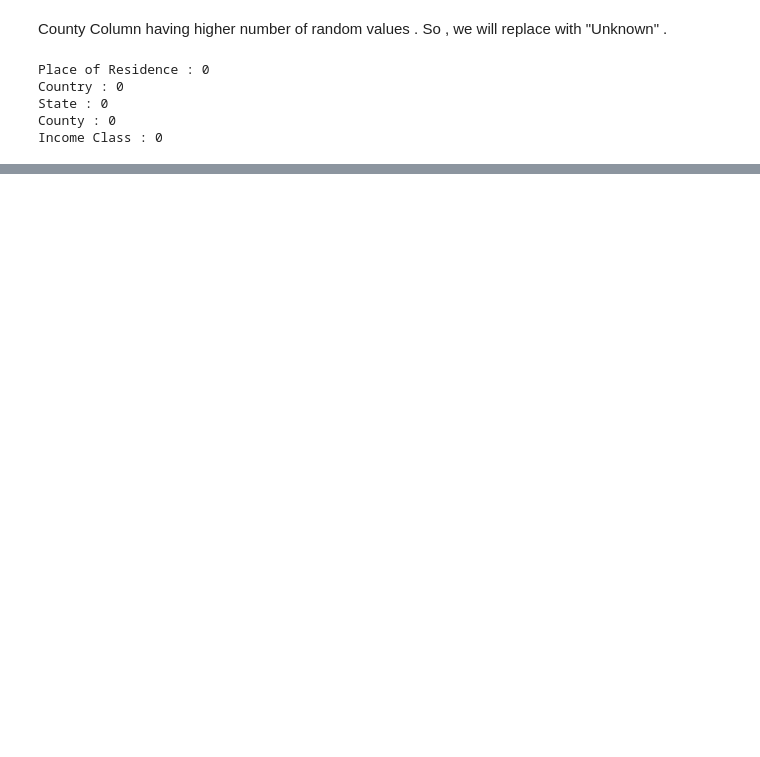
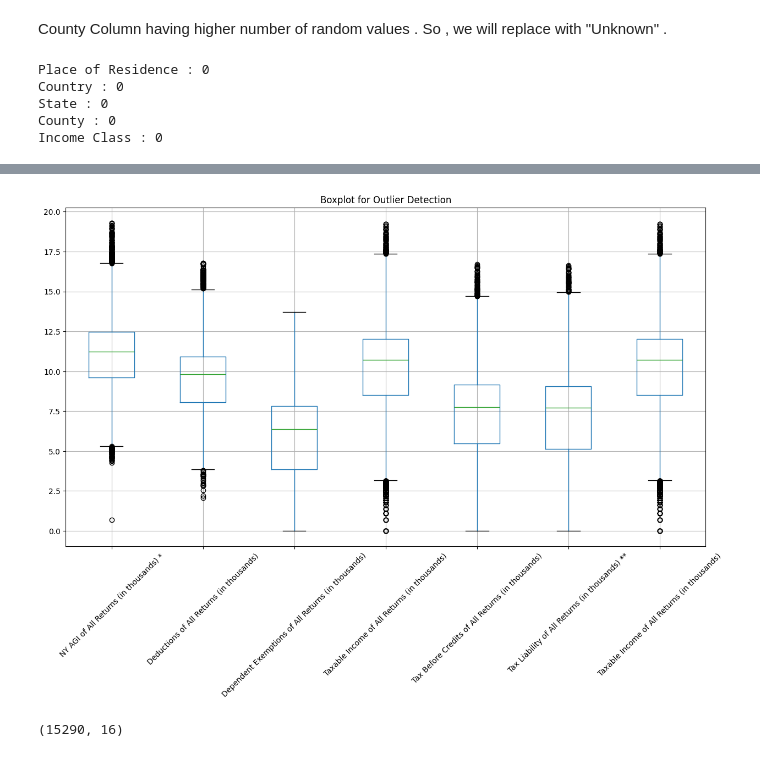
Before and after one commit to hetsoni1313/TEAM-LAMBDA, a Jupyter notebook: ipynb/project_usa.ipynb, the cells around one changed output, grey strips where cells are left out. Saved outputs shown, nothing was run; the diff lists cells and outputs as text; code cells hidden in the pictures; blank space fills up the shorter version.

```diff
--- a/ipynb/project_usa.ipynb
+++ b/ipynb/project_usa.ipynb
@@ -243,0 +199,22 @@ df.drop(['Place of Residence Sort Order' , 'Income Class Sort Order' ,'Dependent
+# %%
+df_transformed=df.copy()
+df_transformed[['NY AGI of All Returns (in thousands) *','Deductions of All Returns (in thousands)','Dependent Exemptions of All Returns (in thousands)','Taxable Income of All Returns (in thousands)','Tax Before Credits of All Returns (in thousands)','Tax Liability of All Returns (in thousands) **']]=df_transformed[['NY AGI of All Returns (in thousands) *','Deductions of All Returns (in thousands)',
+'Dependent Exemptions of All Returns (in thousands)','Taxable Income of All Returns (in thousands)','Tax Before Credits of All Returns (in thousands)','Tax Liability of All Returns (in thousands) **']].apply(np.log1p)
+# %%
+numeric_cols = [
+    'NY AGI of All Returns (in thousands) *',
+    'Deductions of All Returns (in thousands)',
+    'Dependent Exemptions of All Returns (in thousands)',
+    'Taxable Income of All Returns (in thousands)',
+    'Tax Before Credits of All Returns (in thousands)',
+    'Tax Liability of All Returns (in thousands) **',
+    'Taxable Income of All Returns (in thousands)',
+]
+
+plt.figure(figsize=(15, 8))
+df_transformed[numeric_cols].boxplot()
+plt.title("Boxplot for Outlier Detection")
+plt.xticks(rotation=45)
+plt.show()
+# %% [output]
+[figure, added]
@@ -243,0 +231,13 @@ df.drop(['Place of Residence Sort Order' , 'Income Class Sort Order' ,'Dependent
+# %%
+numeric_cols = [
+    'NY AGI of All Returns (in thousands) *',
+    'Deductions of All Returns (in thousands)',
+    'Dependent Exemptions of All Returns (in thousands)',
+    'Taxable Income of All Returns (in thousands)',
+    'Tax Before Credits of All Returns (in thousands)',
+    'Tax Liability of All Returns (in thousands) **',
+    'Taxable Income of All Returns (in thousands)',
+]
+df_transformed = remove_outliers(df_transformed, numeric_cols)
+# %% [output]
+(15290, 16)
```
Also changed, not shown: parts of 46 cells of this notebook, 1 other file.
